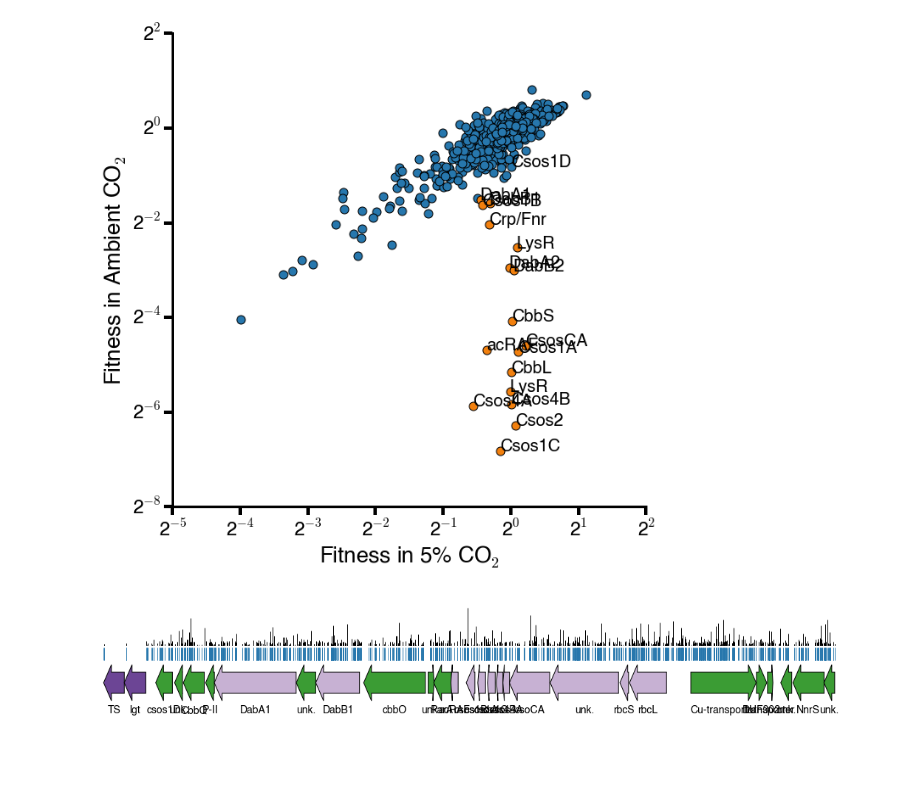
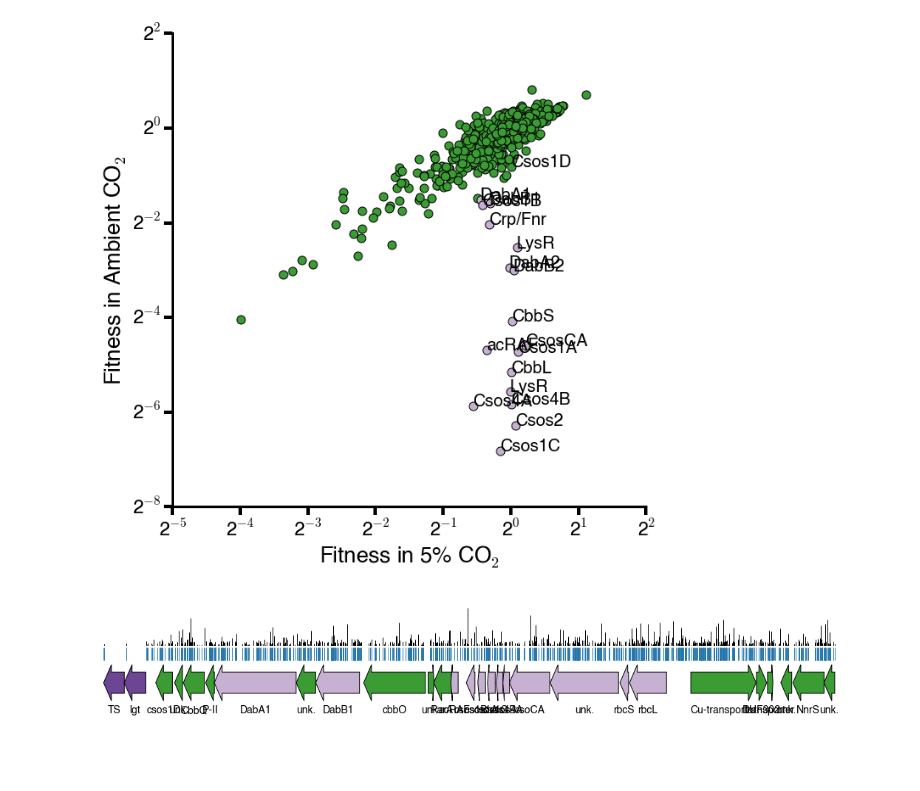
Before and after one commit to jackdesmarais/DabTransporterPaper, a Jupyter notebook: scripts/Figure 2 HCR genes.ipynb, the cells around one changed output. Saved outputs shown, nothing was run; the diff lists cells and outputs as text; code cells hidden in the pictures.

```diff
--- a/scripts/Figure 2 HCR genes.ipynb
+++ b/scripts/Figure 2 HCR genes.ipynb
@@ -76,11 +76,15 @@ big_diff_df.head(20)
 | 651 | HNEAP_RS04660 | HNEAP_RS04660 | ribulose bisphosphate carboxylase... | 0.017533 | -5.170766 | -0.129641 | -5.507181 | True |
 | 763 | HNEAP_RS05490 | HNEAP_RS05490 | LysR family transcriptional regul... | 0.005849 | -5.571257 | -0.118701 | -5.729051 | True |
 | 981 | HNEAP_RS07320 | HNEAP_RS07320 | hypothetical protein | -0.306185 | -2.042303 | 0.197183 | -1.500745 | True |
+# %%
+essentiality_colors = {
+    'essential': qual_palette[9],
+    'nonessential': qual_palette[3],
+    'ambiguous': qual_palette[7],
+    'hcr': qual_palette[8]}
 # %%
-iCol = qual_palette[1]
-eCol = qual_palette[9]
-nCol = qual_palette[3]
-aCol = qual_palette[7]
+iCol = essentiality_colors['nonessential']
+aCol = essentiality_colors['hcr']
 
 fig,ax = plt.subplots(figsize=(10,10), frameon=False)
 
@@ -115,34 +119,34 @@ for gene,label,x,y in labeled_stuff:
 plt.scatter(small_diff_df.HighCO2Log_1, small_diff_df.LowCO2Log_1, c=iCol, edgecolors='k', s=100)
 plt.scatter(big_diff_df.HighCO2Log_1, big_diff_df.LowCO2Log_1, c=aCol, edgecolors='k', s=100)
 
 
 plt.xlabel('Fitness in 5% CO$_2$')
 plt.ylabel('Fitness in Ambient CO$_2$')
 plt.tick_params(axis='both', direction='out', bottom='on', left='on', top='off', right='off',
                 length=10, width=4)
 ax.spines['right'].set_visible(False)
 ax.spines['top'].set_visible(False)
 
 # Only show ticks on the left and bottom spines
 ax.yaxis.set_ticks_position('left')
 ax.xaxis.set_ticks_position('bottom')
 
 # change axis weight
 ax.spines['left'].set_linewidth(3)
 ax.spines['bottom'].set_linewidth(3)
 
 locs,labels = plt.xticks()
 ticks=['2$^{'+str(int(x))+'}$' for x in locs]
 plt.xticks(locs, ticks, fontsize=22)
 
 locs,labels = plt.yticks()
 ticks=['2$^{'+str(int(x))+'}$' for x in locs]
 plt.yticks(locs,ticks, fontsize=22)
 
 plt.savefig('fig2/fig2B.eps',format='eps',bbox_inches='tight')
 plt.show()
 # %% [output]
-[figure, old version]
+[figure, new version]
 # %%
 # TODO(JD): put annotations in here for figures below.
 short_names = {'HNEAP_RS04610': 'ParA',
```
Also changed, not shown: 20 other files.
